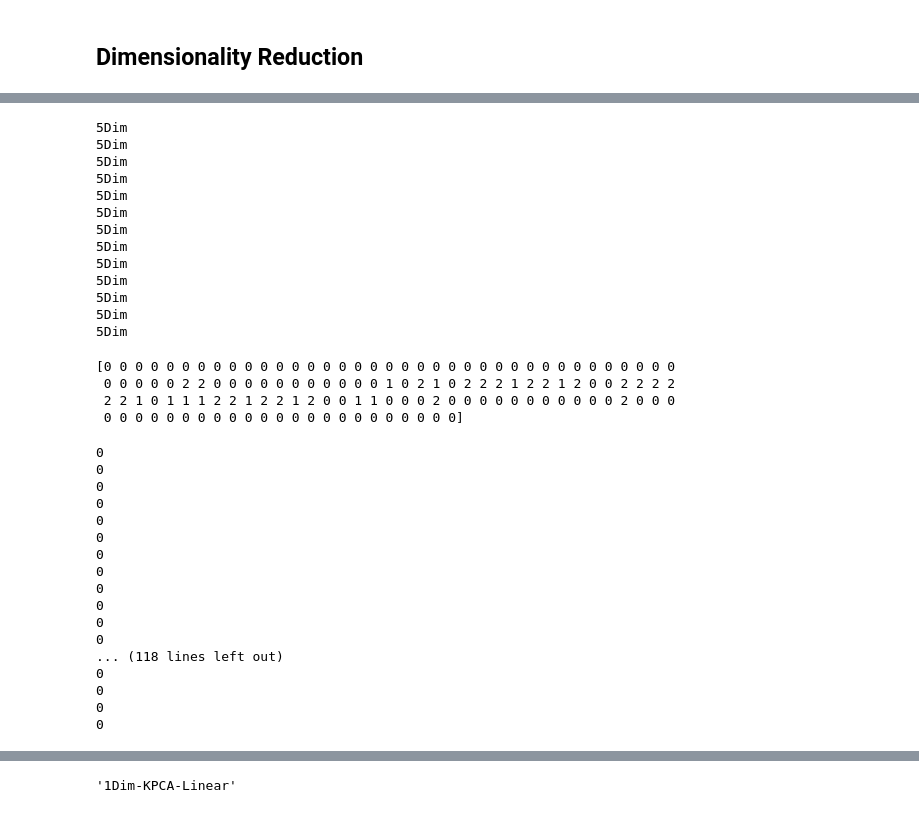
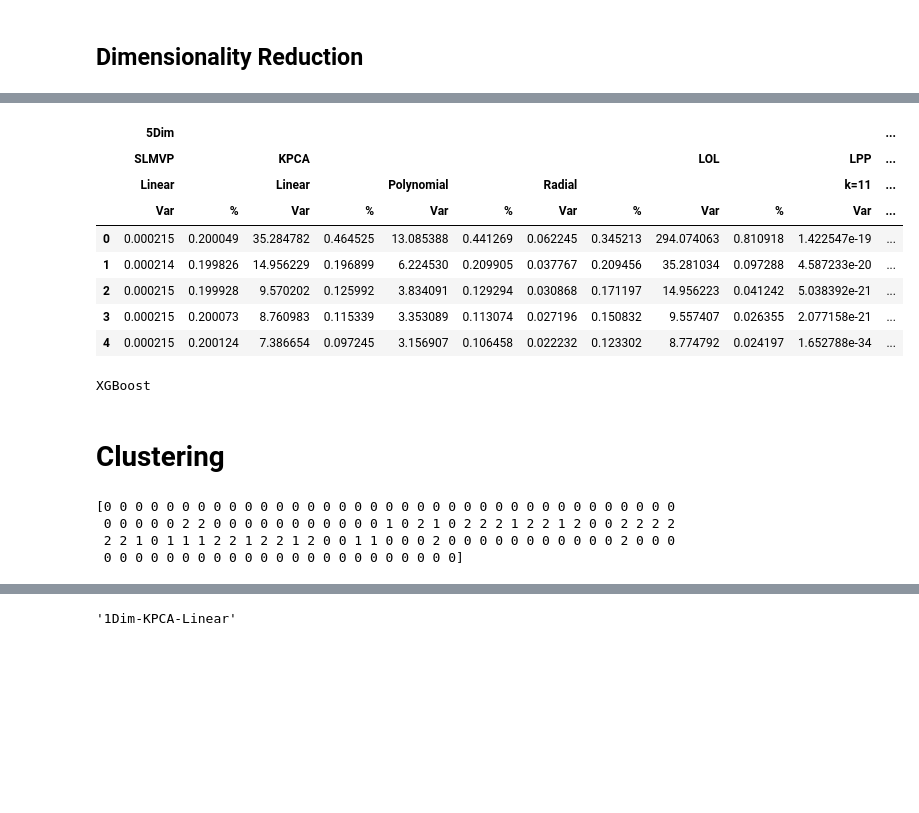
Before and after one commit to miguelangel43/Dimensionality-Reduction-Masters-Thesis, a Jupyter notebook: main.ipynb, the cells around one changed output, grey strips where cells are left out. Drawn from its saved outputs; the diff is of its cells as text; code cells hidden in the pictures; blank space fills up the shorter version.

```diff
--- a/main.ipynb
+++ b/main.ipynb
@@ -1,10 +1,12 @@
 # %%
 from models import Dim
 from datasets import coil2000
-import datetime
+from datetime import datetime
 import numpy as np
 from sklearn.preprocessing import MinMaxScaler
 from sklearn.cluster import KMeans
 import matplotlib.pyplot as plt
+import pandas as pd
+pd.set_option('display.max_columns', None)
 # %% [markdown]
 ## Dimensionality Reduction
@@ -11,6 +94,6 @@ import matplotlib.pyplot as plt
 # %%
 data = coil2000()
 dim = Dim(data.train, data.test, data.col_names)
-dim.unpickle_dim('dim/03-23-20:18.pkl')
-#dim.apply_dim(num_dim=5)
+#dim.unpickle_dim('dim/03-23-20:36.pkl')
+dim.apply_dim(num_dim=5)
 #dim.pickle_dim(datetime.now().strftime('%m-%d-%H:%M'))
@@ -38,19 +103,0 @@ df = dim.get_corr_table(5)
-# %%
-for key in dim.new_dim.keys():
-    if 5 == int(key[0][0]):
-        print(key[0])
-        #int(key[0][0])
-# %% [output]
-5Dim
-5Dim
-5Dim
-5Dim
-5Dim
-5Dim
-5Dim
-5Dim
-5Dim
-5Dim
-5Dim
-5Dim
-5Dim
@@ -61,3 +104,21 @@ var_dims = [np.var(dim.new_dim[('5Dim', 'PCA', '')][0][i]) for i in range(5)]
+# %%
+dim.get_eigenvalues()
+# %% [output]
+|  | 5Dim |  |  |  |  |  |  |  |  |  |  | ... |
+|  | SLMVP |  | KPCA |  |  |  |  |  | LOL |  | LPP | ... |
+|  | Linear |  | Linear |  | Polynomial |  | Radial |  |  |  | k=11 | ... |
+|  | Var | % | Var | % | Var | % | Var | % | Var | % | Var | ... |
+| 0 | 0.000215 | 0.200049 | 35.284782 | 0.464525 | 13.085388 | 0.441269 | 0.062245 | 0.345213 | 294.074063 | 0.810918 | 1.422547e-19 | ... |
+| 1 | 0.000214 | 0.199826 | 14.956229 | 0.196899 | 6.224530 | 0.209905 | 0.037767 | 0.209456 | 35.281034 | 0.097288 | 4.587233e-20 | ... |
+| 2 | 0.000215 | 0.199928 | 9.570202 | 0.125992 | 3.834091 | 0.129294 | 0.030868 | 0.171197 | 14.956223 | 0.041242 | 5.038392e-21 | ... |
+| 3 | 0.000215 | 0.200073 | 8.760983 | 0.115339 | 3.353089 | 0.113074 | 0.027196 | 0.150832 | 9.557407 | 0.026355 | 2.077158e-21 | ... |
+| 4 | 0.000215 | 0.200124 | 7.386654 | 0.097245 | 3.156907 | 0.106458 | 0.022232 | 0.123302 | 8.774792 | 0.024197 | 1.652788e-34 | ... |
+# %%
+dim.apply_clf()
+# %% [output]
+XGBoost
+# %% [markdown]
+# Clustering
 # %%
 # Cluster features
 scaler = MinMaxScaler()
@@ -76,24 +137,3 @@ print(label)
  0 0 0 0 0 2 2 0 0 0 0 0 0 0 0 0 0 0 1 0 2 1 0 2 2 2 1 2 2 1 2 0 0 2 2 2 2
  2 2 1 0 1 1 1 2 2 1 2 2 1 2 0 0 1 1 0 0 0 2 0 0 0 0 0 0 0 0 0 0 0 2 0 0 0
  0 0 0 0 0 0 0 0 0 0 0 0 0 0 0 0 0 0 0 0 0 0 0]
-# %%
-for l in label:
-    print(l)
-# %% [output]
-0
-0
-0
-0
-0
-0
-0
-0
-0
-0
-0
-0
-... (118 lines left out)
-0
-0
-0
-0
```
Also changed, not shown: parts of 34 cells of this notebook, 1 other file.
